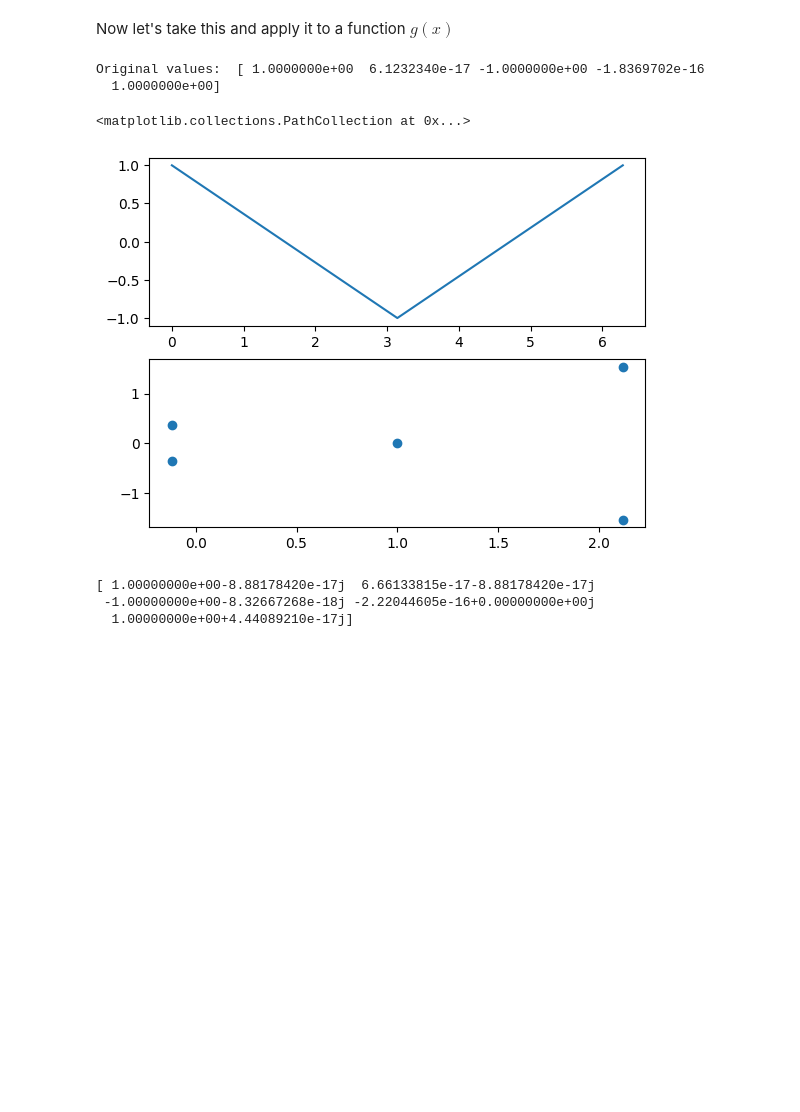
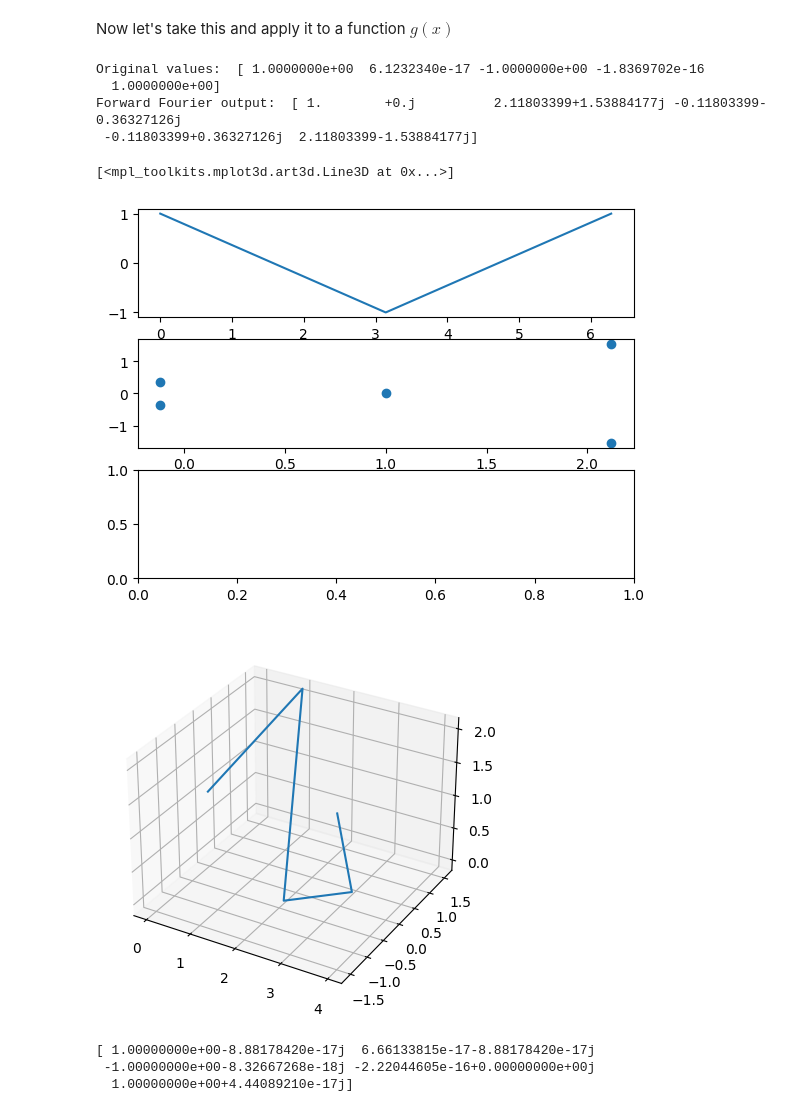
Before and after one commit to DylanReidRamelli/Bachelor-Project-2023, a Jupyter notebook: notebook/fourier.ipynb, the cells around one changed output. Cells and saved outputs as stored; diff of their text form; code cells hidden in the pictures; blank space fills up the shorter version.

```diff
--- a/notebook/fourier.ipynb
+++ b/notebook/fourier.ipynb
@@ -197,36 +197,43 @@ Now let's take this and apply it to a function $g(x)$
 # %%
 import cmath
 # Trying something with cos function.
 
 
 # Domain, from 0 -> 2 * np.pi, with 4 samples.
 g_k = [0, np.pi /2, np.pi , 3/2 * np.pi, 2 * np.pi]
 
 # Function g evaluated for each sample. Function for now is cos().
 g_k_i = np.cos(g_k)
 print("Original values: ",g_k_i)
 
 N_elements = len(g_k)
 N_frequencies = int(np.floor(N_elements/2) + 1)
 freq = np.arange(N_elements)
 
 
 # Forward Fourier transform.
 output = np.zeros(N_elements, dtype=complex)
 for m in range(N_elements):
     e = np.exp(-1j * 2 * np.pi * m * freq / N_elements)
     output[m] = np.sum(g_k_i* e)
 
+print("Forward Fourier output: ", output)
 
-fig, ax = plt.subplots(2)
+
+fig, ax = plt.subplots(3)
 ax[0].plot(g_k, g_k_i, label='Original points')
 ax[1].scatter(output.real, output.imag, label='Output real, imag.')
-# ax.scatter([0,1,2,3,4], output.imag, label='Frequencies')
+
+ax[2] = plt.figure().add_subplot(projection='3d')
+ax[2].plot([0,1,2,3,4], output.imag, output.real, label='Frequencies')
 # %% [output]
 Original values:  [ 1.0000000e+00  6.1232340e-17 -1.0000000e+00 -1.8369702e-16
   1.0000000e+00]
+Forward Fourier output:  [ 1.        +0.j          2.11803399+1.53884177j -0.11803399-0.36327126j
+ -0.11803399+0.36327126j  2.11803399-1.53884177j]
-<matplotlib.collections.PathCollection at 0x...>
+[<mpl_toolkits.mplot3d.art3d.Line3D at 0x...>]
-[figure, old version]
+[figure, new version]
+[figure, added]
 # %%
 # Inverse Fourier Transform
 original_output = np.zeros(N_elements, dtype=complex)
```
Also changed, not shown: parts of 2 cells of this notebook.
